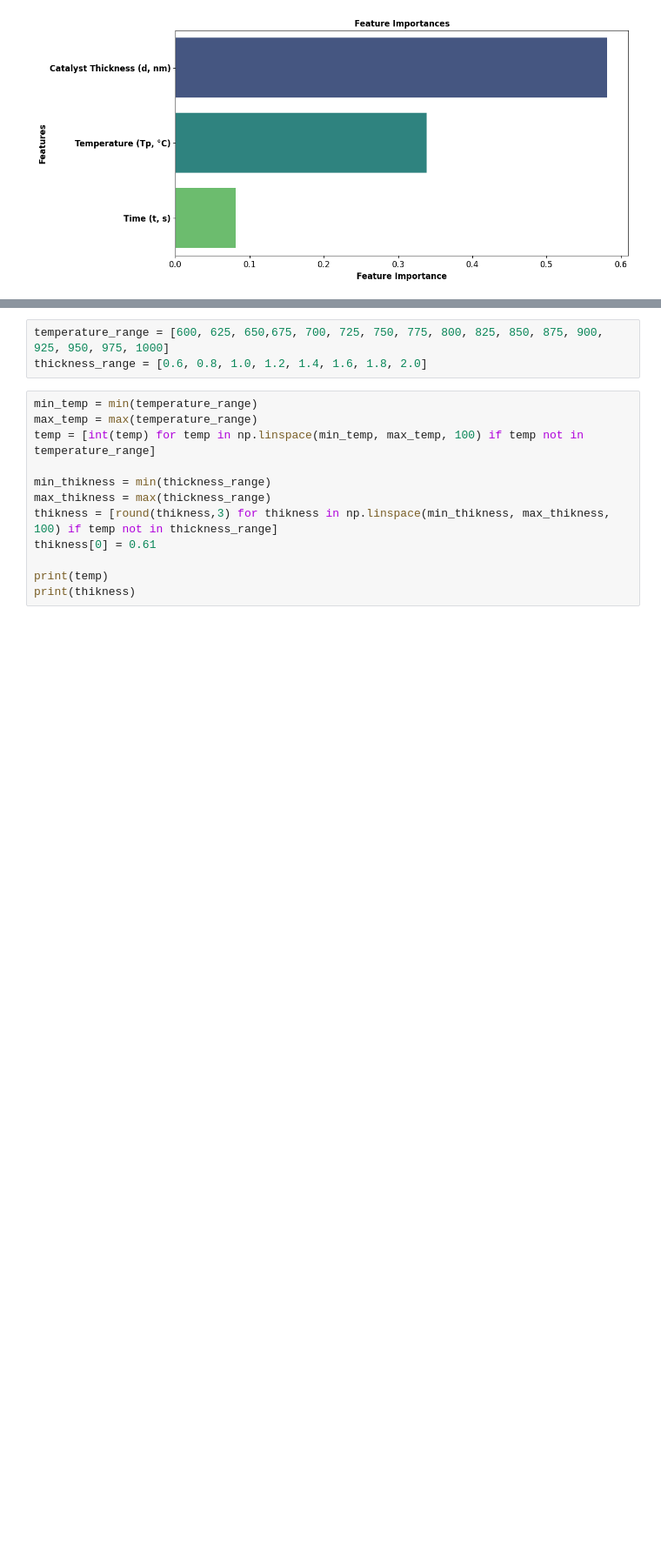
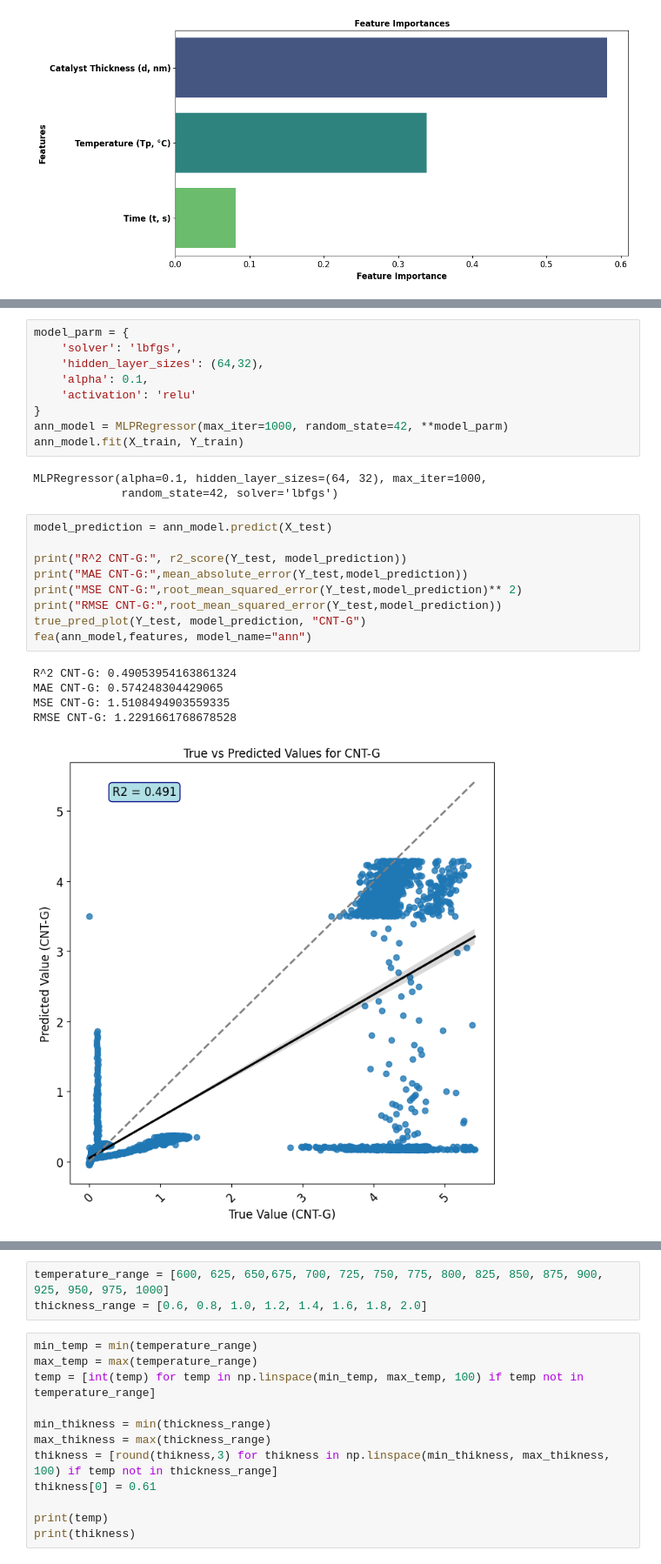
Before and after one commit to vaniseth/ARES-VIDURA, a Jupyter notebook: IL/IL-model.ipynb, the cells around one changed output, grey strips where cells are left out. Shown at 87% size. Drawn from its saved outputs; the diff is of its cells as text; blank space fills up the shorter version.

```diff
--- a/IL/IL-model.ipynb
+++ b/IL/IL-model.ipynb
@@ -99,0 +237,27 @@ RMSE CNT-G: 0.02383348617751766
+# %%
+model_parm = {
+    'solver': 'lbfgs',
+    'hidden_layer_sizes': (64,32),
+    'alpha': 0.1,
+    'activation': 'relu'
+}
+ann_model = MLPRegressor(max_iter=1000, random_state=42, **model_parm)
+ann_model.fit(X_train, Y_train)
+# %% [output]
+MLPRegressor(alpha=0.1, hidden_layer_sizes=(64, 32), max_iter=1000,
+             random_state=42, solver='lbfgs')
+# %%
+model_prediction = ann_model.predict(X_test)
+
+print("R^2 CNT-G:", r2_score(Y_test, model_prediction))
+print("MAE CNT-G:",mean_absolute_error(Y_test,model_prediction))
+print("MSE CNT-G:",root_mean_squared_error(Y_test,model_prediction)** 2)
+print("RMSE CNT-G:",root_mean_squared_error(Y_test,model_prediction))
+true_pred_plot(Y_test, model_prediction, "CNT-G")
+fea(ann_model,features, model_name="ann")
+# %% [output]
+R^2 CNT-G: 0.49053954163861324
+MAE CNT-G: 0.574248304429065
+MSE CNT-G: 1.5108494903559335
+RMSE CNT-G: 1.2291661768678528
+[figure, added]
```
Also changed, not shown: parts of 13 cells of this notebook.
